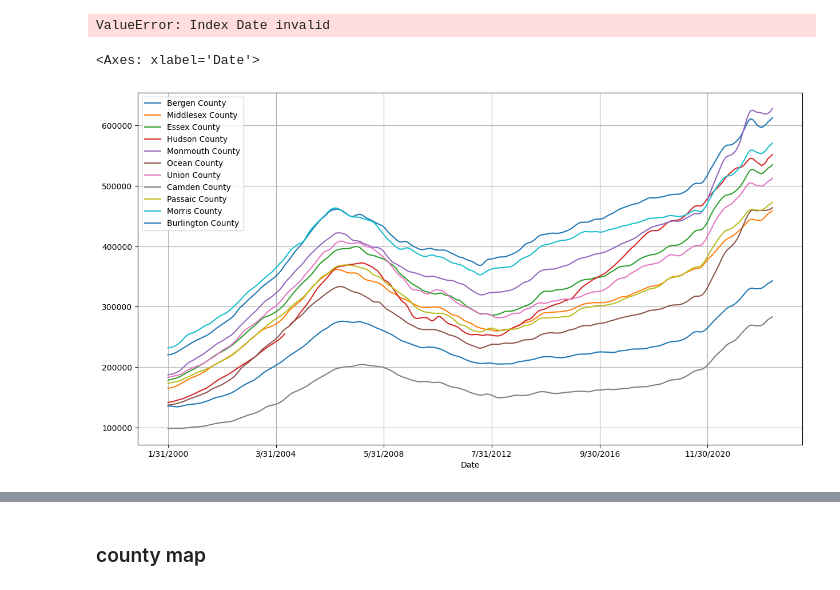
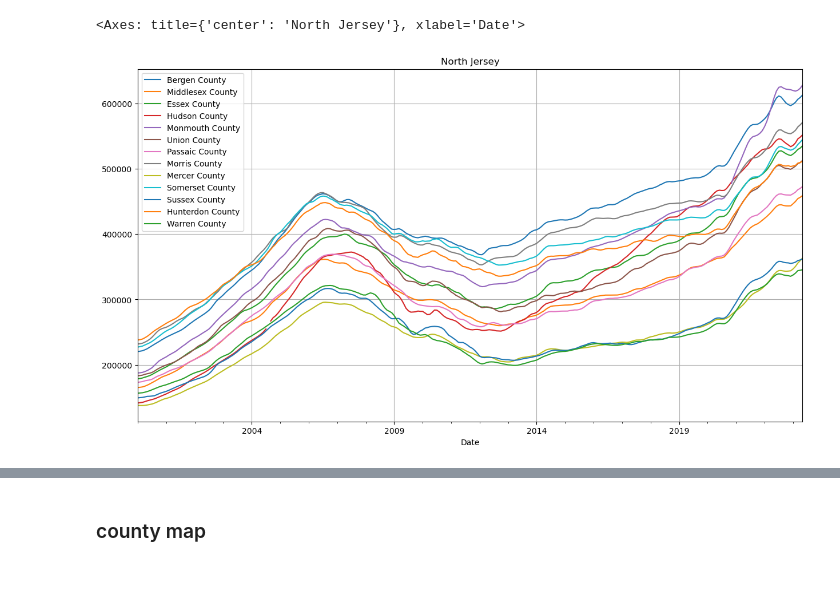
Before and after one commit to KuoLiang-hub/housing_data, a Jupyter notebook: housing_price_NJ.ipynb, the cells around one changed output, grey strips where cells are left out. Cells and saved outputs as stored; diff of their text form; code cells hidden in the pictures.

```diff
--- a/housing_price_NJ.ipynb
+++ b/housing_price_NJ.ipynb
@@ -2,16 +2,26 @@
 import pandas as pd
 import matplotlib as plt
 # %%
-north_jersey = ["Date","Bergen County","Middlesex County","Essex County","Hudson County","Monmouth County","Union County","Passaic County","Morris County", "Mercer County","Somerset County","Sussex County","Hunterdon County","Warren County","Salem County"]
-south_jersey = ["Date","Ocean County","Camden County","Burlington County", "Gloucester County","Atlantic County","Cumberland County","Cape May County",]
+north_jersey = ["Date","Bergen County","Middlesex County","Essex County","Hudson County","Monmouth County","Union County","Passaic County","Morris County", "Mercer County","Somerset County","Sussex County","Hunterdon County","Warren County"]
+south_jersey = ["Date","Ocean County","Camden County","Burlington County", "Gloucester County","Atlantic County","Cumberland County","Cape May County","Salem County"]
 
-nj_data = pd.read_csv('./NJ_County.csv', usecols=north_jersey, index_col='Date')
-nj_data2 = pd.read_csv('./NJ_County.csv', usecols=south_jersey, index_col='Date')
+nj_data = pd.read_csv('./NJ_County.csv', usecols=north_jersey)
+nj_data2 = pd.read_csv('./NJ_County.csv', usecols=south_jersey)
+
+nj_data['Date'] = pd.to_datetime(nj_data['Date'])
+nj_data2['Date'] = pd.to_datetime(nj_data2['Date'])
+
+# nj_data = nj_data.set_index('Date')
+# nj_data2 = nj_data2.set_index('Date')
+
+# nj_data = pd.read_csv('./NJ_County.csv', usecols=north_jersey, index_col='Date')
+# nj_data2 = pd.read_csv('./NJ_County.csv', usecols=south_jersey, index_col='Date')
+
+# nj_data['Date'] = pd.to_datetime(nj_data['Date'])
+# nj_data2['Date'] = pd.to_datetime(nj_data2['Date'])
-# %% [output]
-ValueError: Index Date invalid
 # %%
 # check the price
-nj_data.plot(figsize=(15, 8), grid='y', title="North Jersey")
+nj_data.plot(figsize=(15, 8), grid='y', title="North Jersey", x='Date')
 # %% [output]
-<Axes: xlabel='Date'>
+<Axes: title={'center': 'North Jersey'}, xlabel='Date'>
-[figure, old version]
+[figure, new version]
```
Also changed, not shown: parts of 7 cells of this notebook.
